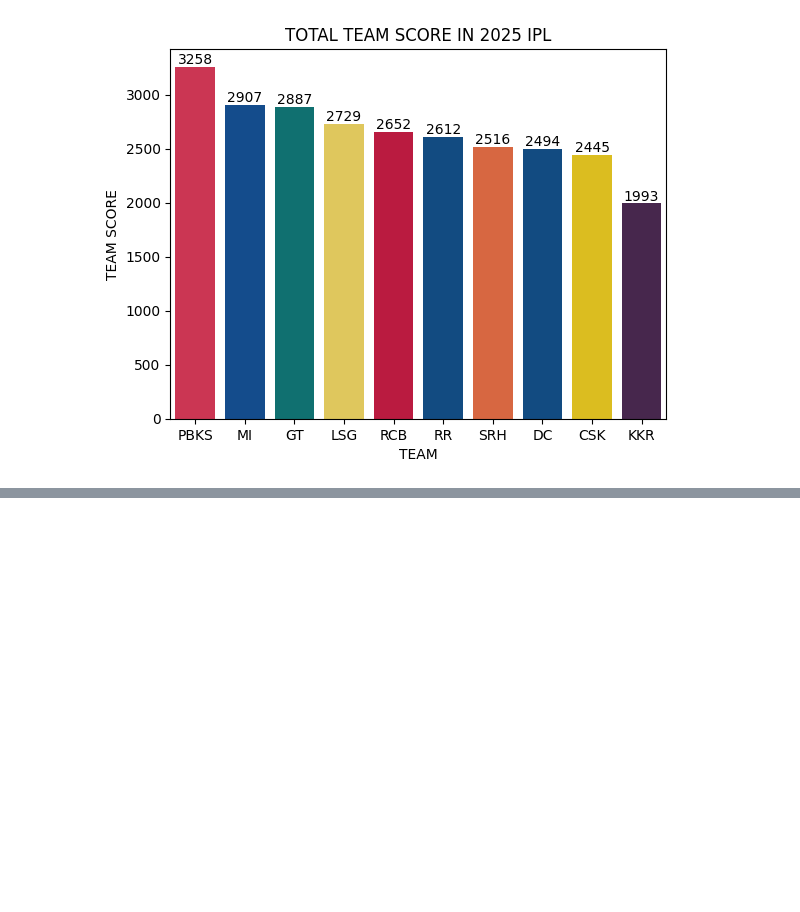
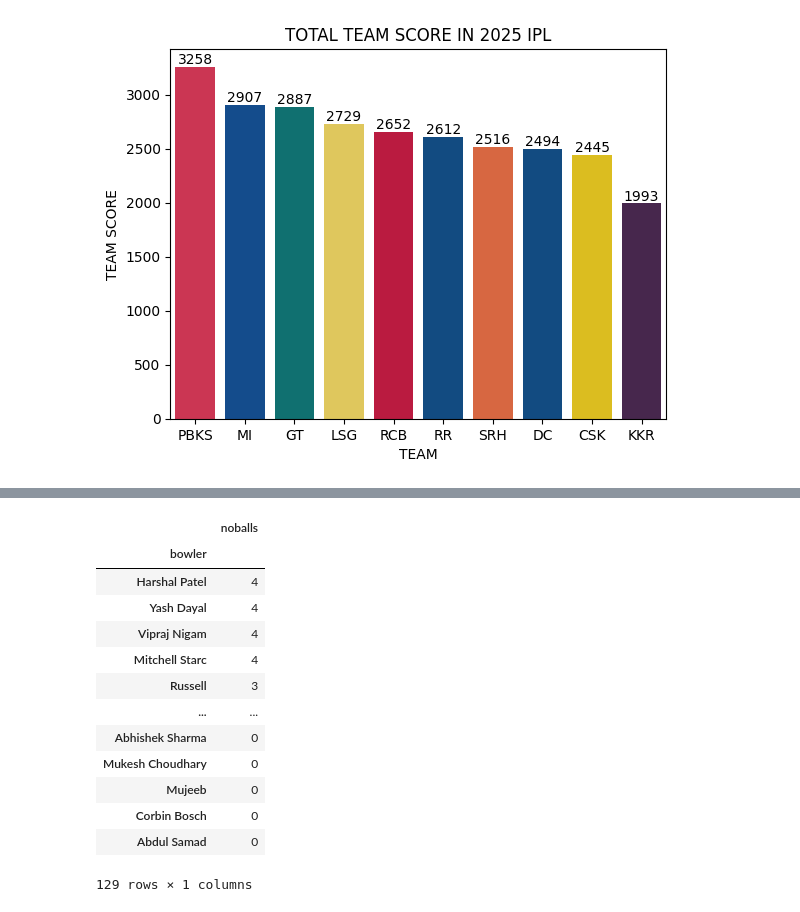
Before and after one commit to Seetharamanrs/ipl_2025_analysis, a Jupyter notebook: Analysis/Notebook.ipynb, the cells around one changed output, grey strips where cells are left out. Drawn from its saved outputs; the diff is of its cells as text; code cells hidden in the pictures; blank space fills up the shorter version.

```diff
--- a/Analysis/Notebook.ipynb
+++ b/Analysis/Notebook.ipynb
@@ -270,0 +295,17 @@ max_noball.head(10)
+# %%
+max_noball
+# %% [output]
+|  | noballs |
+| bowler |  |
+| Harshal Patel | 4 |
+| Yash Dayal | 4 |
+| Vipraj Nigam | 4 |
+| Mitchell Starc | 4 |
+| Russell | 3 |
+| ... | ... |
+| Abhishek Sharma | 0 |
+| Mukesh Choudhary | 0 |
+| Mujeeb | 0 |
+| Corbin Bosch | 0 |
+| Abdul Samad | 0 |
+129 rows × 1 columns
```
Also changed, not shown: parts of 7 cells of this notebook.
